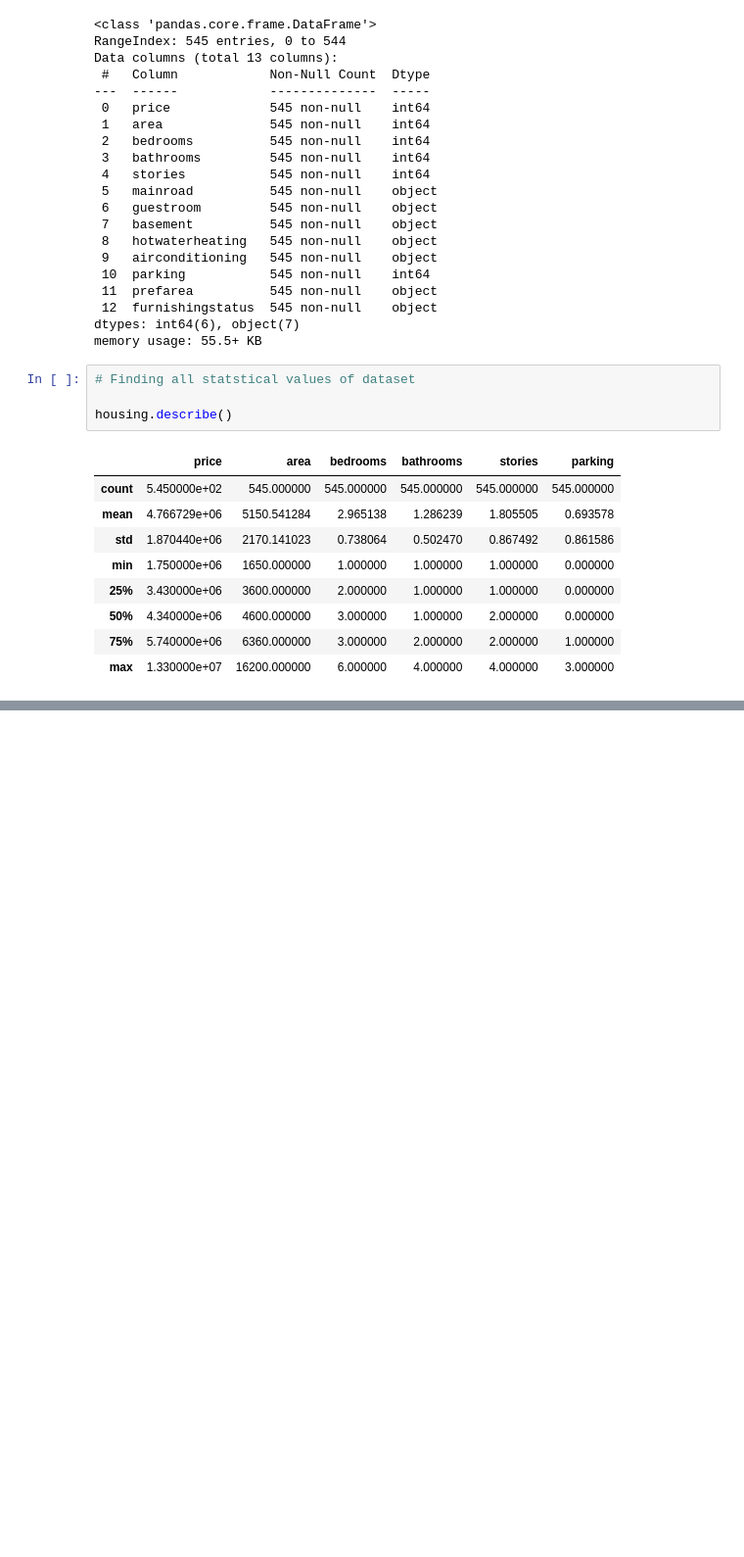
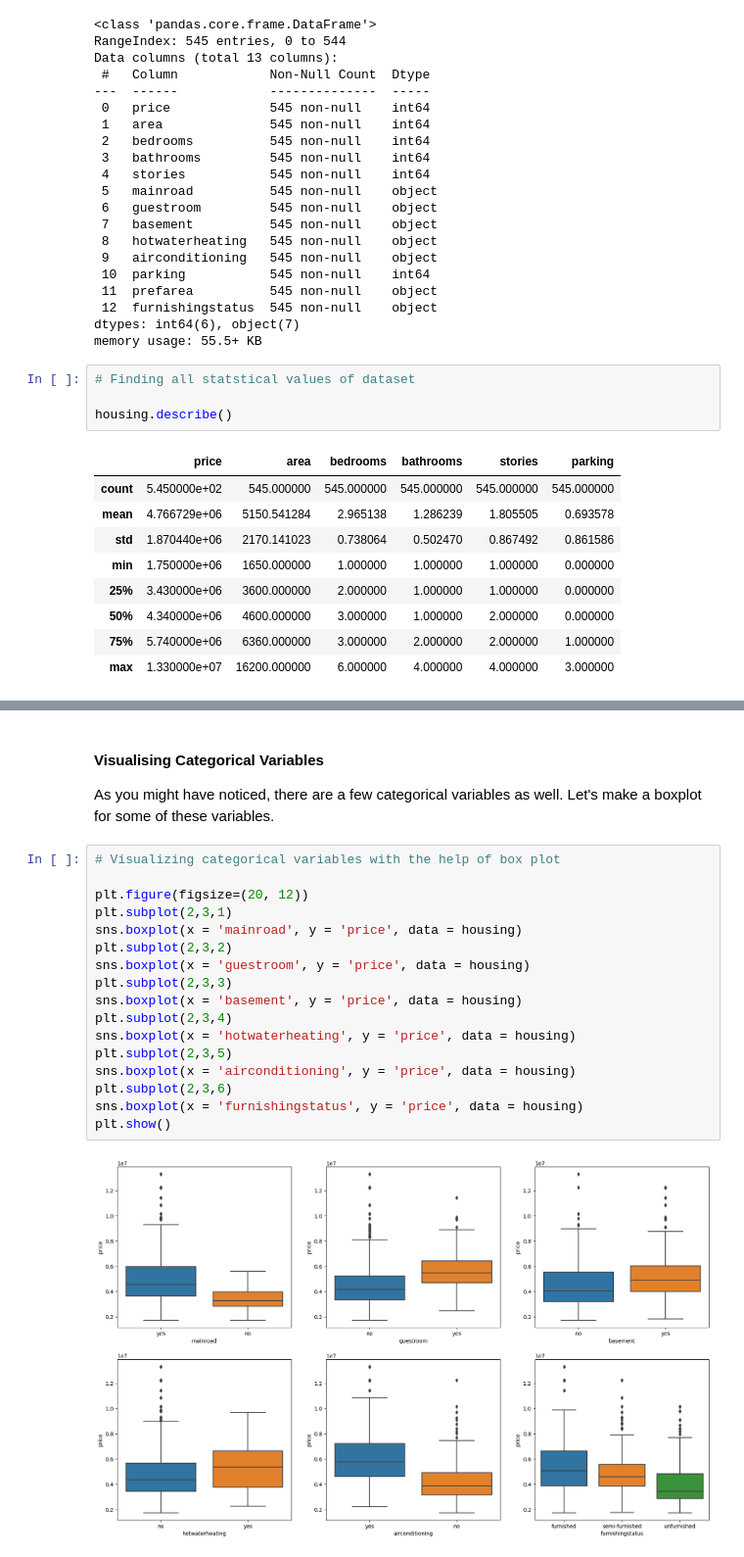
Before and after one commit to DhruvDA/Multiple_linear_regression, a Jupyter notebook: Jupyter_notebooks/Housing_case_study.ipynb, the cells around one changed output, grey strips where cells are left out. Shown: that part at 98% size. Cells and saved outputs as stored; diff of their text form; blank space fills up the shorter version.

```diff
--- a/Jupyter_notebooks/Housing_case_study.ipynb
+++ b/Jupyter_notebooks/Housing_case_study.ipynb
@@ -97,0 +117,23 @@ housing.describe()
+# %% [markdown]
+#### Visualising Categorical Variables
+
+As you might have noticed, there are a few categorical variables as well. Let's make a boxplot for some of these variables.
+# %%
+# Visualizing categorical variables with the help of box plot
+
+plt.figure(figsize=(20, 12))
+plt.subplot(2,3,1)
+sns.boxplot(x = 'mainroad', y = 'price', data = housing)
+plt.subplot(2,3,2)
+sns.boxplot(x = 'guestroom', y = 'price', data = housing)
+plt.subplot(2,3,3)
+sns.boxplot(x = 'basement', y = 'price', data = housing)
+plt.subplot(2,3,4)
+sns.boxplot(x = 'hotwaterheating', y = 'price', data = housing)
+plt.subplot(2,3,5)
+sns.boxplot(x = 'airconditioning', y = 'price', data = housing)
+plt.subplot(2,3,6)
+sns.boxplot(x = 'furnishingstatus', y = 'price', data = housing)
+plt.show()
+# %% [output]
+[figure, added]
```
Also changed, not shown: parts of 5 cells of this notebook.
